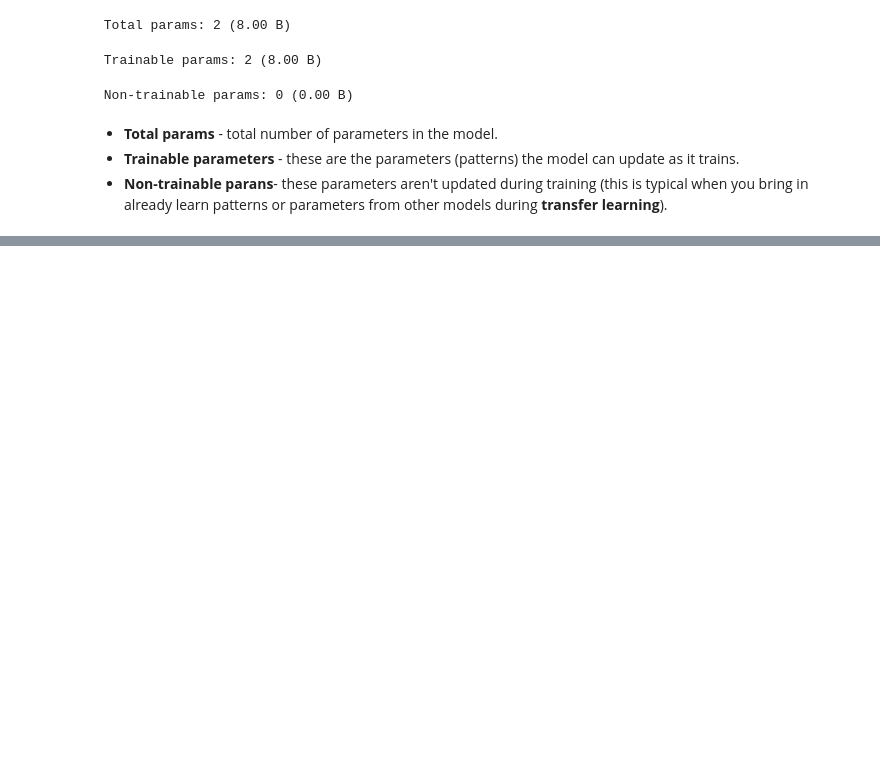
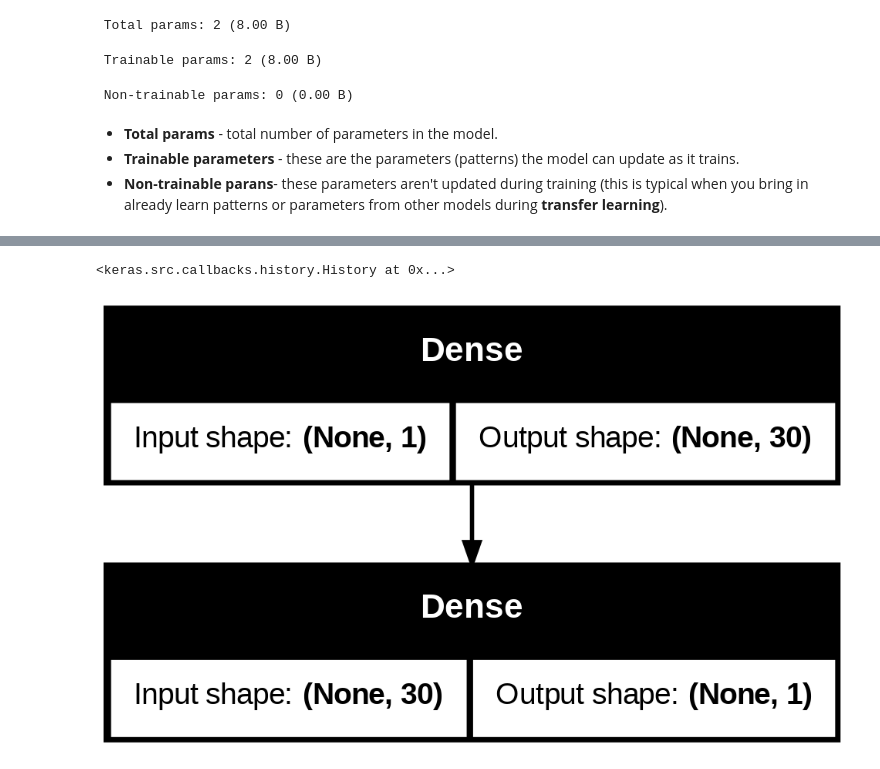
Before and after one commit to danish-khan962/Deep-Learning, a Jupyter notebook: 02_Neural_network_regression_with_tensorflow.ipynb, the cells around one changed output, grey strips where cells are left out. Cells and saved outputs as stored; diff of their text form; code cells hidden in the pictures; blank space fills up the shorter version.

```diff
--- a/02_Neural_network_regression_with_tensorflow.ipynb
+++ b/02_Neural_network_regression_with_tensorflow.ipynb
@@ -374,0 +406,14 @@ Epoch 100/100
+# %%
+# Let's more specify our layers
+tf.random.set_seed(42)
+
+# 1. Create a model
+model = tf.keras.models.Sequential([
+    tf.keras.layers.Dense(30, input_shape=[1], name="input_layer1", activation="relu"), # giving layer 1 name
+    tf.keras.layers.Dense(1, name="output_layer") # giving layer 2 name
+], name="model_with_layers") # giving model name
+
+# 2, Compiling the model
+model.compile(loss = tf.keras.losses.mae,
+              optimizer = tf.keras.optimizers.Adam(learning_rate=0.001),
+              metrics=["mae"])
@@ -374,0 +434,8 @@ Epoch 100/100
+# %%
+model.fit(X_train, y_train, epochs=100, verbose=0)
+# %% [output]
+<keras.src.callbacks.history.History at 0x...>
+# %%
+plot_model(model=model, show_shapes=True)
+# %% [output]
+[figure, added]
```
Also changed, not shown: parts of 29 cells of this notebook.
